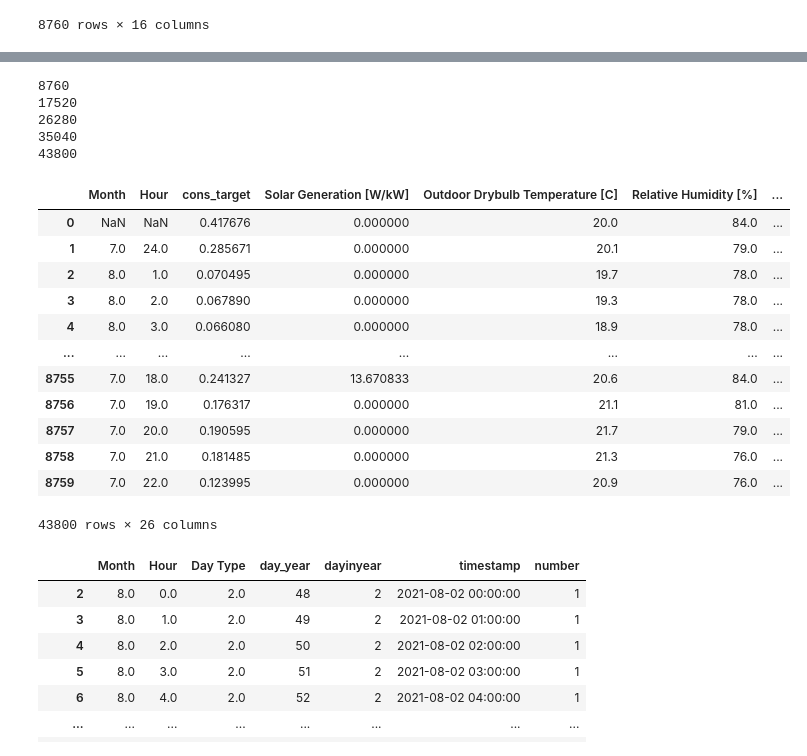
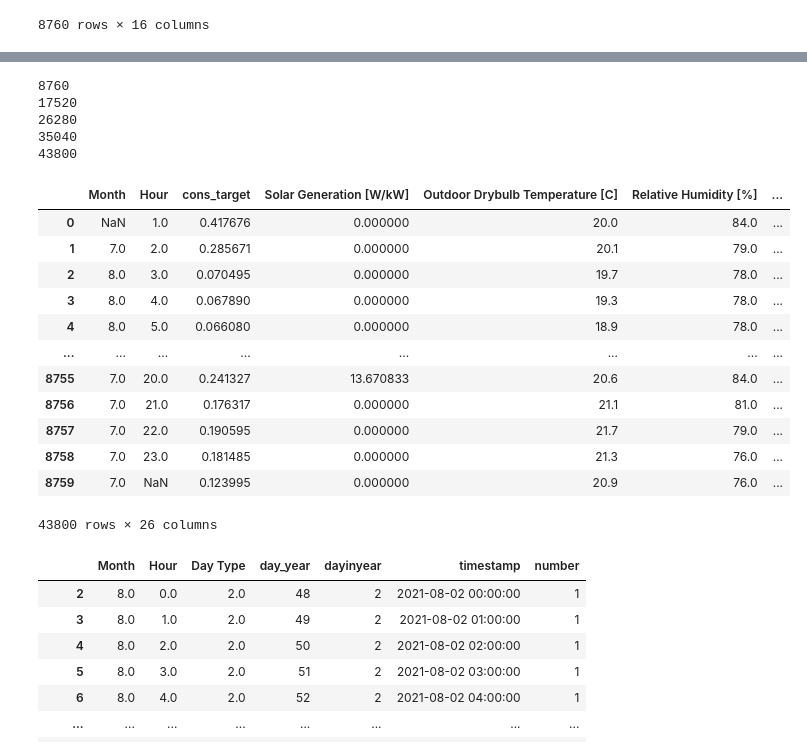
Before and after one commit to ujohn33/Predict-Optimize-Revise, a Jupyter notebook: notebooks/data_features.ipynb, the cells around one changed output, grey strips where cells are left out. Saved outputs shown, nothing was run; the diff lists cells and outputs as text; code cells hidden in the pictures.

```diff
--- a/notebooks/data_features.ipynb
+++ b/notebooks/data_features.ipynb
@@ -74,7 +76,7 @@ for file in files:
     df["month_x"] = np.cos(2*np.pi* df["Month"] / (12))
     df["month_y"] = np.sin(2*np.pi*df["Month"] / (12))
 
-    df['Hour'] = df['Hour'].shift(1)
+    df['Hour'] = df['Hour'].shift(-1)
     df['dayinyear'] = df['day_year'] // 24
     # create a timestamp column from the dayinyear and hour from origin 23:00 31/07/2021
     df['timestamp'] = pd.to_datetime(df['dayinyear'], unit='D', origin='2021-07-31 23:00') + pd.to_timedelta(df['Hour'] - 1, unit='h')
@@ -109,44 +111,44 @@ for file in files:
     scaler_name = 'scalers/scaler_cons_' + filename + '.save'
     joblib.dump(scaler, scaler_name)
     # log transform cons_target
     for col in df.columns:
         if 'Radiation' in col or 'radiation' in col:
             df[col] = np.log1p(df[col])
 
     df['net_target+1'] = df['net_target'].shift(-1)
     df['net_target-23'] = df['net_target'].shift(23)
 
     df['diffuse_solar_radiation+1'] = df['12h Prediction Diffuse Solar Radiation [W/m2]'].shift(11)
     df['direct_solar_radiation+1'] = df['12h Prediction Direct Solar Radiation [W/m2]'].shift(11)
     df['relative_humidity+1'] = df['12h Prediction Relative Humidity [%]'].shift(11)
     df['drybulb_temp+1'] = df['12h Prediction Outdoor Drybulb Temperature [C]'].shift(11)
 
     # Remove column names containing the word 'Prediction'
     df = df[[col for col in df.columns if 'Prediction' not in col]]
 
     all_buildings = pd.concat([all_buildings, df], axis=0)
     print(len(all_buildings))
 # drop columns with more than 1000 missing values
 all_buildings = all_buildings[all_buildings.columns[all_buildings.isnull().mean() < 0.8]]
 all_buildings
 # %% [output]
 8760
 17520
 26280
 35040
 43800
 |  | Month | Hour | cons_target | Solar Generation [W/kW] | Outdoor Drybulb Temperature [C] | Relative Humidity [%] | ... |
-| 0 | NaN | NaN | 0.417676 | 0.000000 | 20.0 | 84.0 | ... |
-| 1 | 7.0 | 24.0 | 0.285671 | 0.000000 | 20.1 | 79.0 | ... |
-| 2 | 8.0 | 1.0 | 0.070495 | 0.000000 | 19.7 | 78.0 | ... |
-| 3 | 8.0 | 2.0 | 0.067890 | 0.000000 | 19.3 | 78.0 | ... |
-| 4 | 8.0 | 3.0 | 0.066080 | 0.000000 | 18.9 | 78.0 | ... |
+| 0 | NaN | 1.0 | 0.417676 | 0.000000 | 20.0 | 84.0 | ... |
+| 1 | 7.0 | 2.0 | 0.285671 | 0.000000 | 20.1 | 79.0 | ... |
+| 2 | 8.0 | 3.0 | 0.070495 | 0.000000 | 19.7 | 78.0 | ... |
+| 3 | 8.0 | 4.0 | 0.067890 | 0.000000 | 19.3 | 78.0 | ... |
+| 4 | 8.0 | 5.0 | 0.066080 | 0.000000 | 18.9 | 78.0 | ... |
 | ... | ... | ... | ... | ... | ... | ... | ... |
-| 8755 | 7.0 | 18.0 | 0.241327 | 13.670833 | 20.6 | 84.0 | ... |
-| 8756 | 7.0 | 19.0 | 0.176317 | 0.000000 | 21.1 | 81.0 | ... |
-| 8757 | 7.0 | 20.0 | 0.190595 | 0.000000 | 21.7 | 79.0 | ... |
-| 8758 | 7.0 | 21.0 | 0.181485 | 0.000000 | 21.3 | 76.0 | ... |
-| 8759 | 7.0 | 22.0 | 0.123995 | 0.000000 | 20.9 | 76.0 | ... |
+| 8755 | 7.0 | 20.0 | 0.241327 | 13.670833 | 20.6 | 84.0 | ... |
+| 8756 | 7.0 | 21.0 | 0.176317 | 0.000000 | 21.1 | 81.0 | ... |
+| 8757 | 7.0 | 22.0 | 0.190595 | 0.000000 | 21.7 | 79.0 | ... |
+| 8758 | 7.0 | 23.0 | 0.181485 | 0.000000 | 21.3 | 76.0 | ... |
+| 8759 | 7.0 | NaN | 0.123995 | 0.000000 | 20.9 | 76.0 | ... |
 43800 rows × 26 columns
 # %%
 all_buildings.dropna(inplace=True)
```
Also changed, not shown: parts of 1 cell of this notebook, 47 other files.
